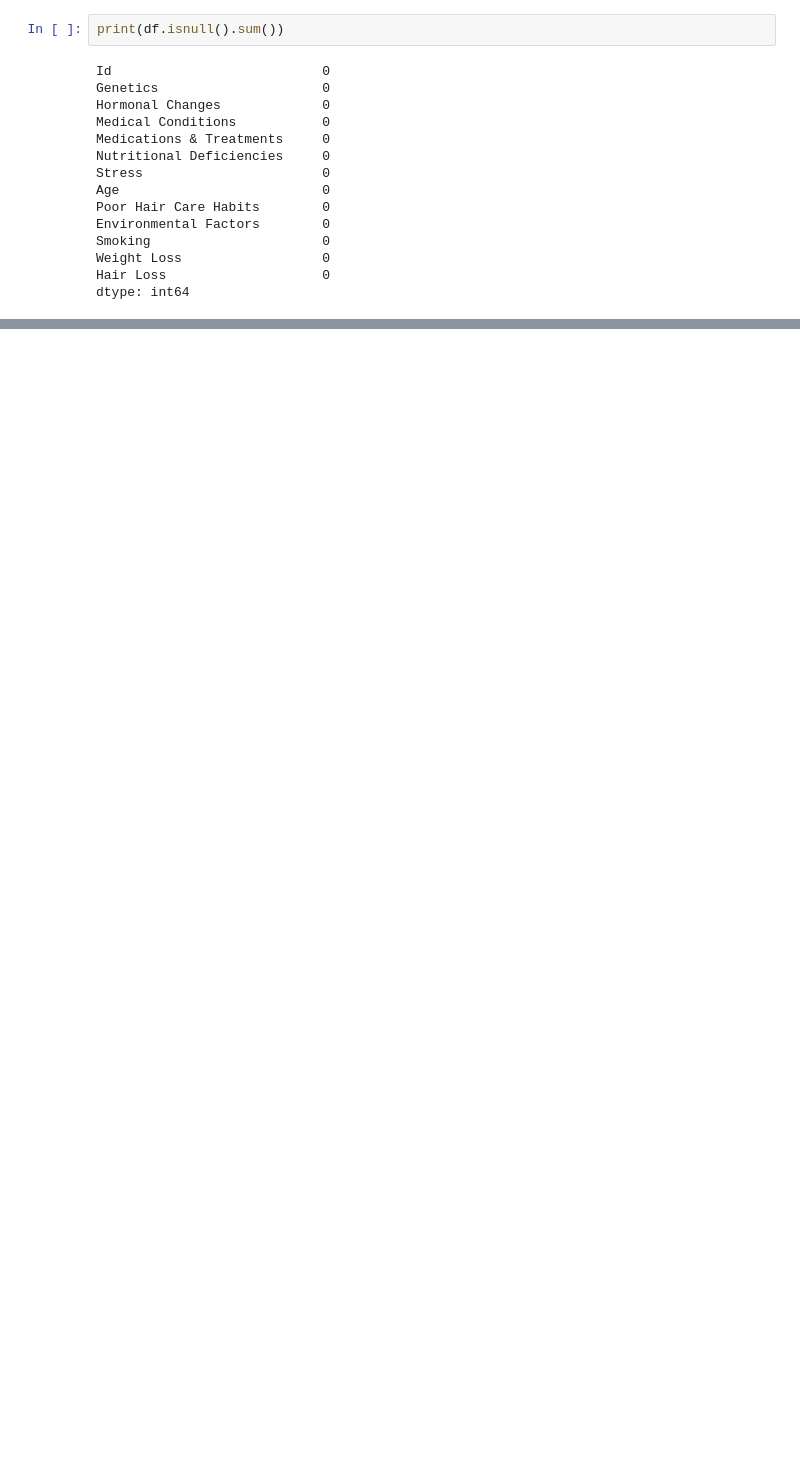
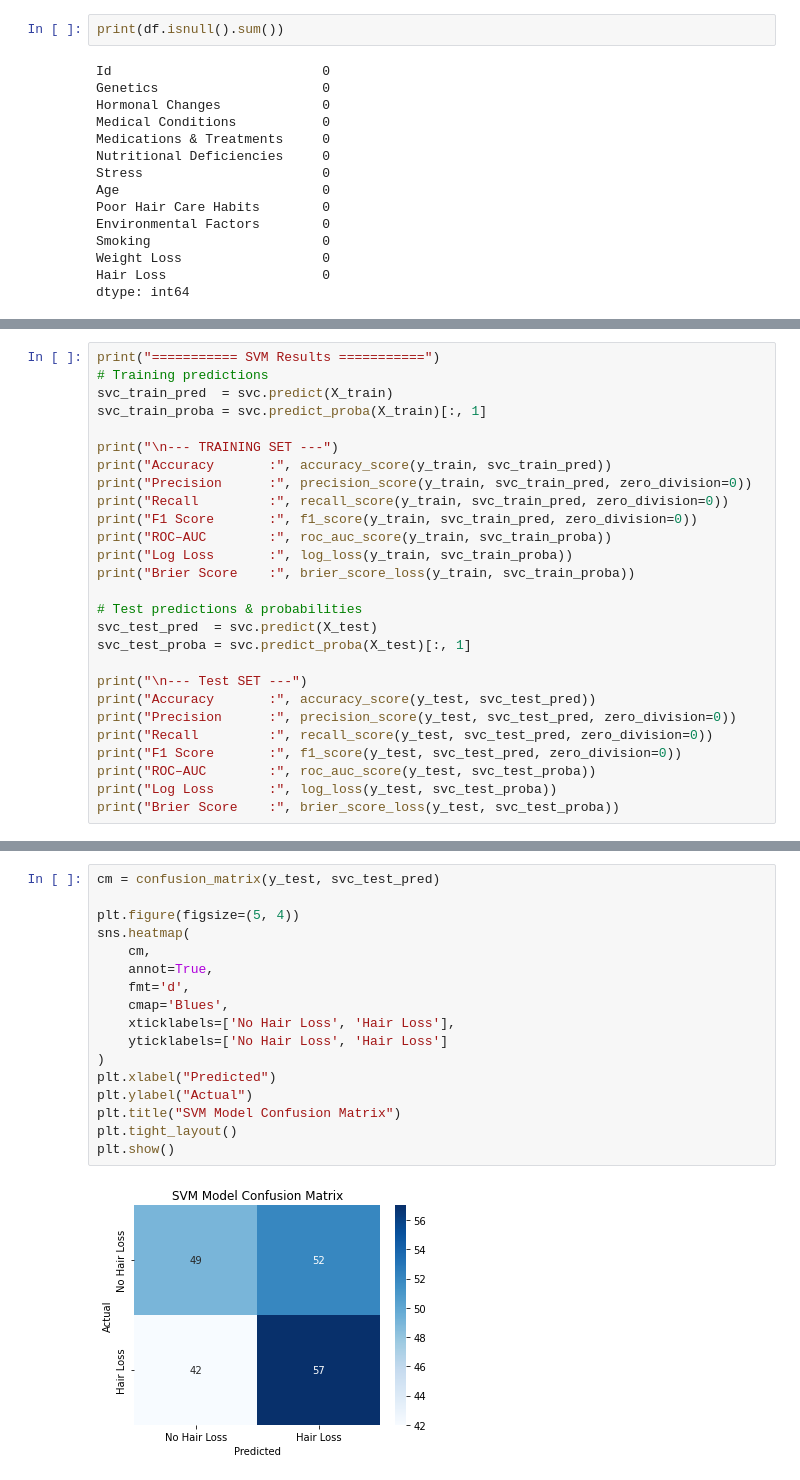
Before and after one commit to timnd08/hair-health-model, a Jupyter notebook: main_LR_SVM_KNN.ipynb, the cells around one changed output, grey strips where cells are left out. Drawn from its saved outputs; the diff is of its cells as text; blank space fills up the shorter version.

```diff
--- a/main_LR_SVM_KNN.ipynb
+++ b/main_LR_SVM_KNN.ipynb
@@ -822,0 +909,27 @@ plt.show()
+# %%
+print("=========== SVM Results ===========")
+# Training predictions
+svc_train_pred  = svc.predict(X_train)
+svc_train_proba = svc.predict_proba(X_train)[:, 1]
+
+print("\n--- TRAINING SET ---")
+print("Accuracy       :", accuracy_score(y_train, svc_train_pred))
+print("Precision      :", precision_score(y_train, svc_train_pred, zero_division=0))
+print("Recall         :", recall_score(y_train, svc_train_pred, zero_division=0))
+print("F1 Score       :", f1_score(y_train, svc_train_pred, zero_division=0))
+print("ROC–AUC        :", roc_auc_score(y_train, svc_train_proba))
+print("Log Loss       :", log_loss(y_train, svc_train_proba))
+print("Brier Score    :", brier_score_loss(y_train, svc_train_proba))
+
+# Test predictions & probabilities
+svc_test_pred  = svc.predict(X_test)
+svc_test_proba = svc.predict_proba(X_test)[:, 1]
+
+print("\n--- Test SET ---")
+print("Accuracy       :", accuracy_score(y_test, svc_test_pred))
+print("Precision      :", precision_score(y_test, svc_test_pred, zero_division=0))
+print("Recall         :", recall_score(y_test, svc_test_pred, zero_division=0))
+print("F1 Score       :", f1_score(y_test, svc_test_pred, zero_division=0))
+print("ROC–AUC        :", roc_auc_score(y_test, svc_test_proba))
+print("Log Loss       :", log_loss(y_test, svc_test_proba))
+print("Brier Score    :", brier_score_loss(y_test, svc_test_proba))
@@ -822,0 +956,19 @@ plt.show()
+# %%
+cm = confusion_matrix(y_test, svc_test_pred)
+
+plt.figure(figsize=(5, 4))
+sns.heatmap(
+    cm,
+    annot=True,
+    fmt='d',
+    cmap='Blues',
+    xticklabels=['No Hair Loss', 'Hair Loss'],
+    yticklabels=['No Hair Loss', 'Hair Loss']
+)
+plt.xlabel("Predicted")
+plt.ylabel("Actual")
+plt.title("SVM Model Confusion Matrix")
+plt.tight_layout()
+plt.show()
+# %% [output]
+[figure, added]
```
Also changed, not shown: parts of 90 cells of this notebook.
